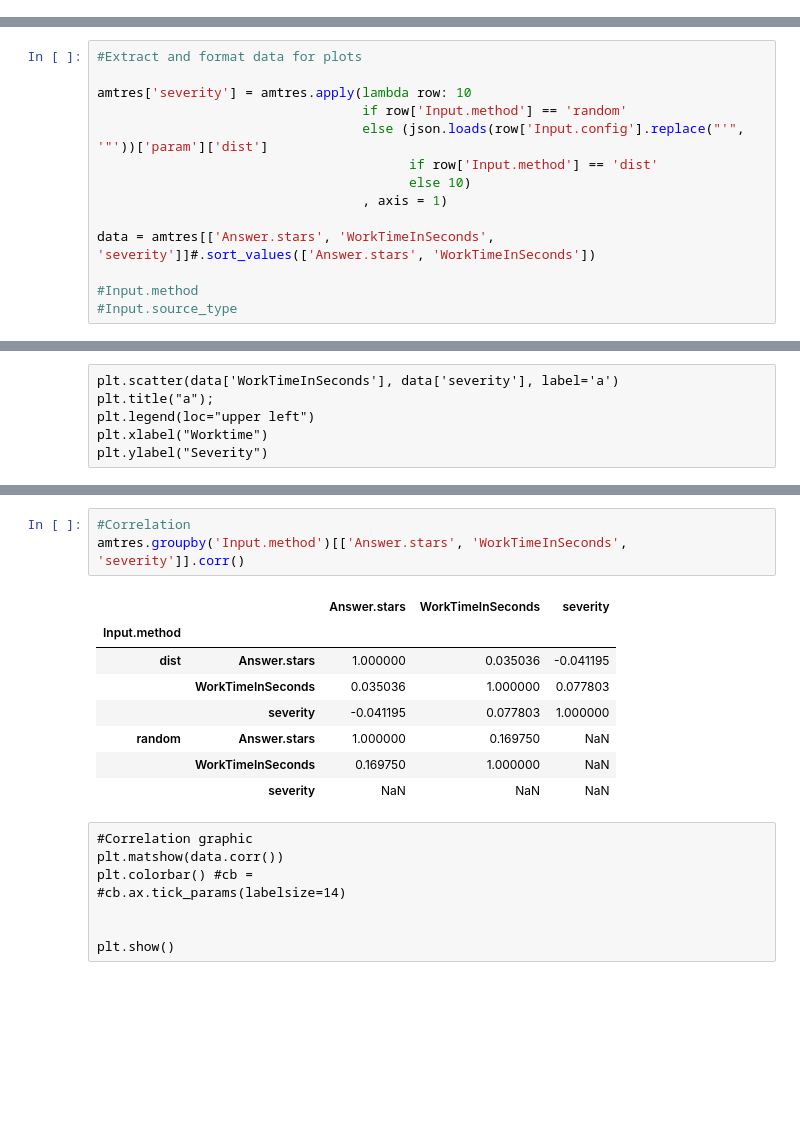
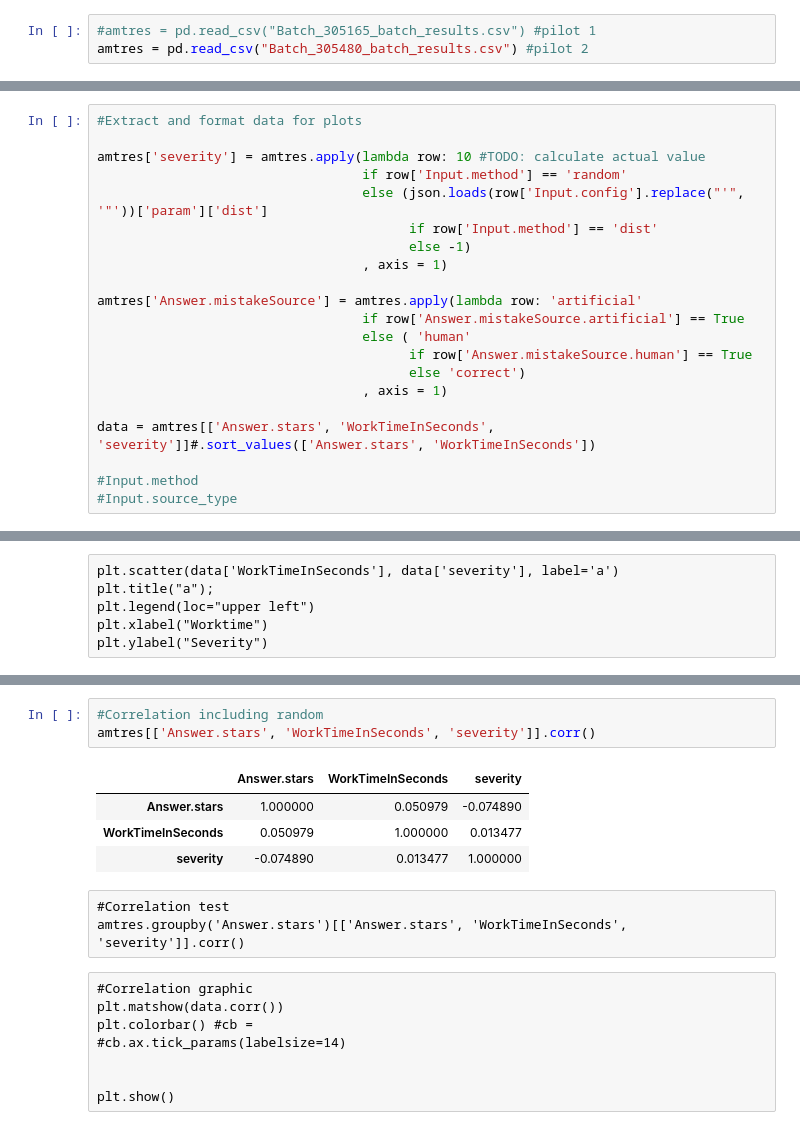
Before and after one commit to Malspherus/AmbiVec, a Jupyter notebook: main.ipynb, the cells around one changed output, grey strips where cells are left out. Saved outputs shown, nothing was run; the diff lists cells and outputs as text; blank space fills up the shorter version.

```diff
--- a/main.ipynb
+++ b/main.ipynb
@@ -1096,2 +1120,5 @@ amtres = pd.read_csv("Batch_305165_batch_results.csv")
+# %%
+#amtres = pd.read_csv("Batch_305165_batch_results.csv") #pilot 1
+amtres = pd.read_csv("Batch_305480_batch_results.csv") #pilot 2
 # %% [markdown]
 ## Plot graphs
@@ -1098,11 +1128,18 @@ amtres = pd.read_csv("Batch_305165_batch_results.csv")
 # %%
 #Extract and format data for plots
 
-amtres['severity'] = amtres.apply(lambda row: 10
+amtres['severity'] = amtres.apply(lambda row: 10 #TODO: calculate actual value
                                   if row['Input.method'] == 'random'
                                   else (json.loads(row['Input.config'].replace("'", '"'))['param']['dist']
                                         if row['Input.method'] == 'dist'
-                                        else 10)
+                                        else -1)
+                                  , axis = 1)
+
+amtres['Answer.mistakeSource'] = amtres.apply(lambda row: 'artificial'
+                                  if row['Answer.mistakeSource.artificial'] == True
+                                  else ( 'human'
+                                        if row['Answer.mistakeSource.human'] == True
+                                        else 'correct')
                                   , axis = 1)
 
 data = amtres[['Answer.stars', 'WorkTimeInSeconds', 'severity']]#.sort_values(['Answer.stars', 'WorkTimeInSeconds'])
@@ -1241,15 +1268,14 @@ plt.ylabel("Severity")
 # %%
-#Correlation
-amtres.groupby('Input.method')[['Answer.stars', 'WorkTimeInSeconds', 'severity']].corr()
+#Correlation including random
+amtres[['Answer.stars', 'WorkTimeInSeconds', 'severity']].corr()
 # %% [output]
-|  |  | Answer.stars | WorkTimeInSeconds | severity |
-| Input.method |  |  |  |  |
-| dist | Answer.stars | 1.000000 | 0.035036 | -0.041195 |
-|  | WorkTimeInSeconds | 0.035036 | 1.000000 | 0.077803 |
-|  | severity | -0.041195 | 0.077803 | 1.000000 |
-| random | Answer.stars | 1.000000 | 0.169750 | NaN |
-|  | WorkTimeInSeconds | 0.169750 | 1.000000 | NaN |
-|  | severity | NaN | NaN | NaN |
+|  | Answer.stars | WorkTimeInSeconds | severity |
+| Answer.stars | 1.000000 | 0.050979 | -0.074890 |
+| WorkTimeInSeconds | 0.050979 | 1.000000 | 0.013477 |
+| severity | -0.074890 | 0.013477 | 1.000000 |
+# %% [raw]
+#Correlation test
+amtres.groupby('Answer.stars')[['Answer.stars', 'WorkTimeInSeconds', 'severity']].corr()
 # %% [raw]
 #Correlation graphic
 plt.matshow(data.corr())
```
Also changed, not shown: parts of 30 cells of this notebook, 1 other file.
